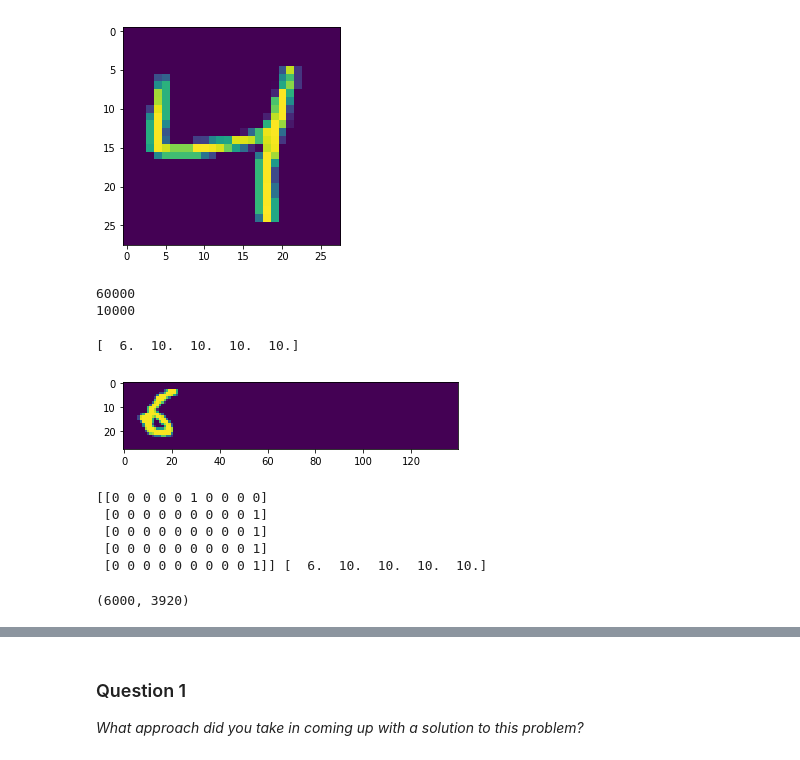
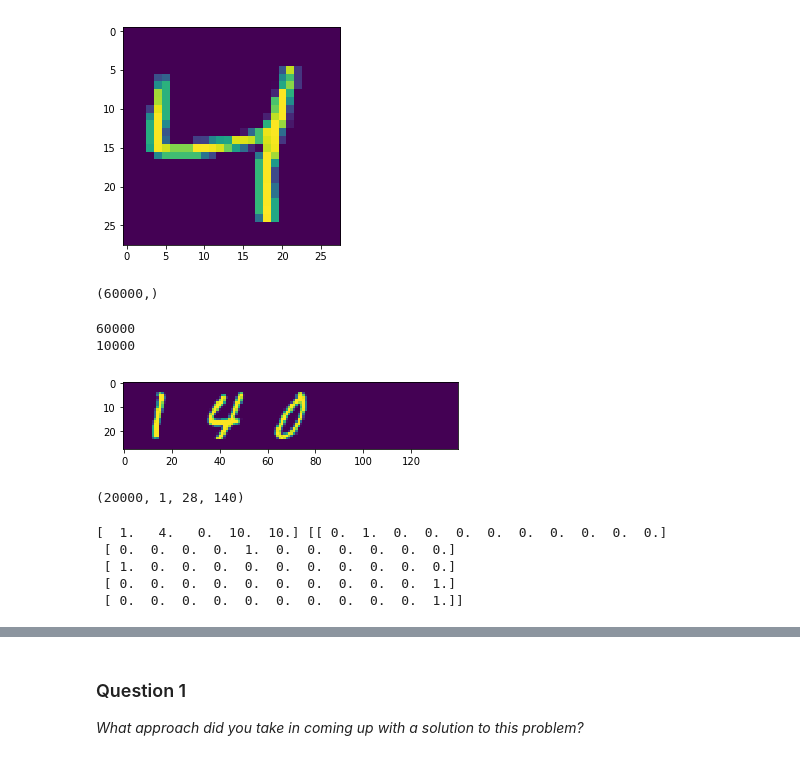
Before and after one commit to mamundson41/machine-learning, a Jupyter notebook: projects/digit_recognition/digit_recognition.ipynb, the cells around one changed output, grey strips where cells are left out. Saved outputs shown, nothing was run; the diff lists cells and outputs as text; code cells hidden in the pictures.

```diff
--- a/projects/digit_recognition/digit_recognition.ipynb
+++ b/projects/digit_recognition/digit_recognition.ipynb
@@ -46,6 +44,10 @@ print label_train[2]
 # %% [output]
 4
 [figure]
+# %%
+print label_train.shape
+# %% [output]
+(60000,)
 # %%
 print image_train.shape[0]
 print image_test.shape[0]
@@ -53,6 +55,9 @@ print image_test.shape[0]
 60000
 10000
 # %%
+"""Input"""
+
+
 def im_merge(im_in, label_in, num_out, max_num):
     data = np.ndarray(shape=(num_out,28,140))
     labels = np.ndarray(shape=(num_out,5))
@@ -60,7 +65,7 @@ def im_merge(im_in, label_in, num_out, max_num):
         im_list = []
         label_list=[]
         arr_len = im_in.shape[0]
-        num_dig = np.random.randint(1,max_num+1)
+        num_dig = np.random.randint(3,max_num+1)
         for itr in range(0,num_dig):
             index = np.random.randint(0,arr_len)
             im_list.append(im_in[index,:,:])
@@ -75,15 +80,16 @@ def im_merge(im_in, label_in, num_out, max_num):
         labels[ctr] = full_label
     return data , labels
 # %%
-train_data, label_data = im_merge(image_train, label_train, 6000, 5)
-test_data, test_labels = im_merge(image_test, label_test, 1000, 5)
+num_train = 20000
+num_test = 2000
+max_num = 5
+train_data, label_train = im_merge(image_train, label_train, num_train, max_num)
+test_data, label_test = im_merge(image_test, label_test, num_test, max_num)
 plt.figure()
 plt.imshow(train_data[2])
-print label_data[2]
-train_data = train_data.reshape(train_data.shape[0],train_data.shape[1]*train_data.shape[2])
-test_data = test_data.reshape(test_data.shape[0],test_data.shape[1]*test_data.shape[2]).astype('float32')
 train_data = train_data/255
 test_data = test_data/255
+train_data = train_data.reshape(train_data.shape[0],1,train_data.shape[1],train_data.shape[2])
+test_data = test_data.reshape(test_data.shape[0],1,test_data.shape[1],test_data.shape[2]).astype('float32')
 # %% [output]
-[  6.  10.  10.  10.  10.]
-[figure, old version]
+[figure, new version]
@@ -95,16 +96,4 @@ from keras.utils import np_utils
-# %%
-def one_hot(labels):
-    return (np.arange(labels.max()) == labels[:,:,None]-1).astype(int)
-hot_train = one_hot(label_data)
-print hot_train[2], label_data[2]
-hot_test = one_hot(test_labels)
-# %% [output]
-[[0 0 0 0 0 1 0 0 0 0]
- [0 0 0 0 0 0 0 0 0 1]
- [0 0 0 0 0 0 0 0 0 1]
- [0 0 0 0 0 0 0 0 0 1]
- [0 0 0 0 0 0 0 0 0 1]] [  6.  10.  10.  10.  10.]
 # %%
 print train_data.shape
 # %% [output]
-(6000, 3920)
+(20000, 1, 28, 140)
@@ -113,0 +100,14 @@ hot_test = hot_test.reshape(hot_test.shape[0],hot_test.shape[1]*hot_test.shape[2
+# %%
+from keras.utils import np_utils
+hot_train = np.zeros((num_train,max_num,11))
+hot_test = np.zeros((num_test,max_num,11))
+for digit in range(0,len(label_train[0])):
+    hot_train[:,digit,:] = np_utils.to_categorical(label_train[:,digit],11)
+    hot_test[:,digit,:] = np_utils.to_categorical(label_test[:,digit],11)
+print label_train[2],hot_train[2]
+# %% [output]
+[  1.   4.   0.  10.  10.] [[ 0.  1.  0.  0.  0.  0.  0.  0.  0.  0.  0.]
+ [ 0.  0.  0.  0.  1.  0.  0.  0.  0.  0.  0.]
+ [ 1.  0.  0.  0.  0.  0.  0.  0.  0.  0.  0.]
+ [ 0.  0.  0.  0.  0.  0.  0.  0.  0.  0.  1.]
+ [ 0.  0.  0.  0.  0.  0.  0.  0.  0.  0.  1.]]
```
Also changed, not shown: parts of 35 cells of this notebook.
